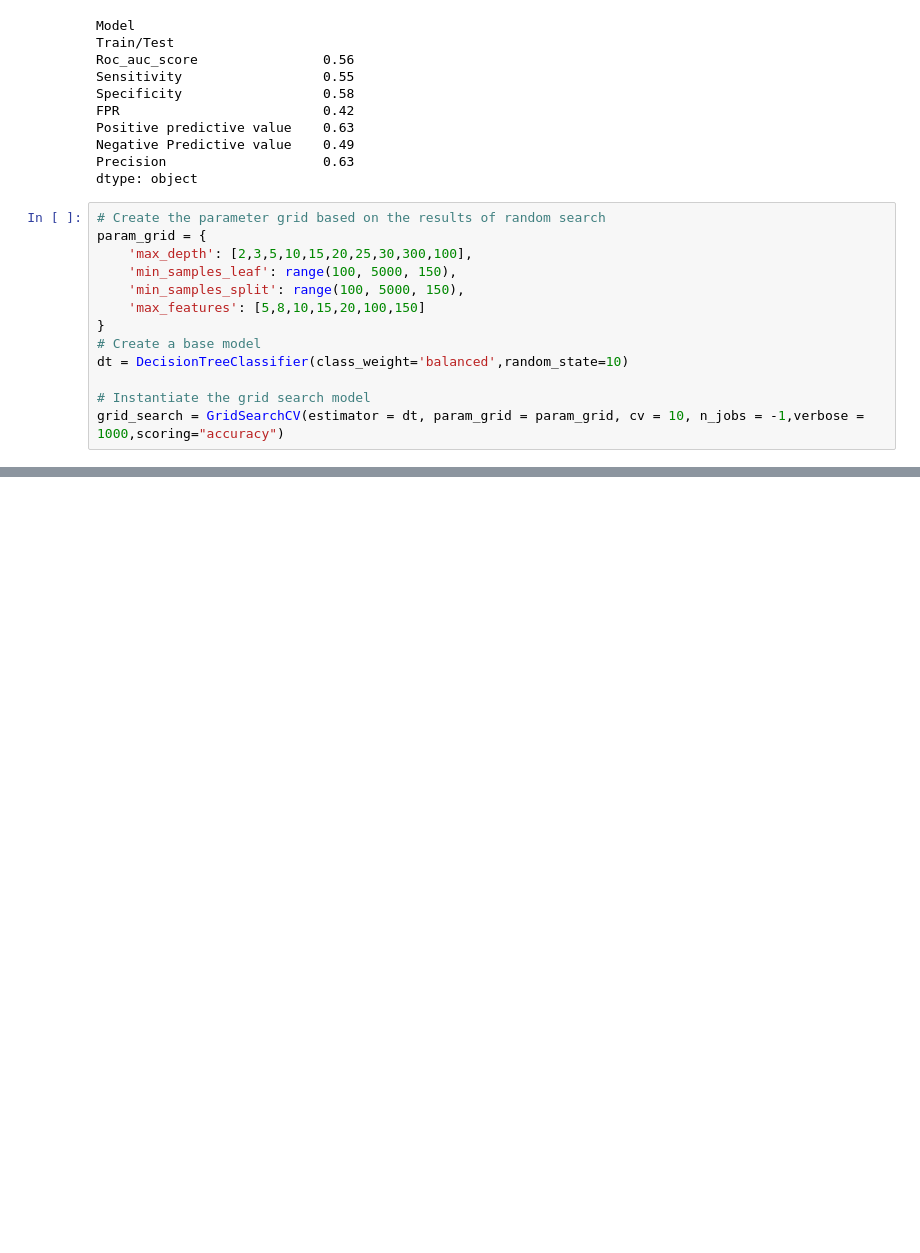
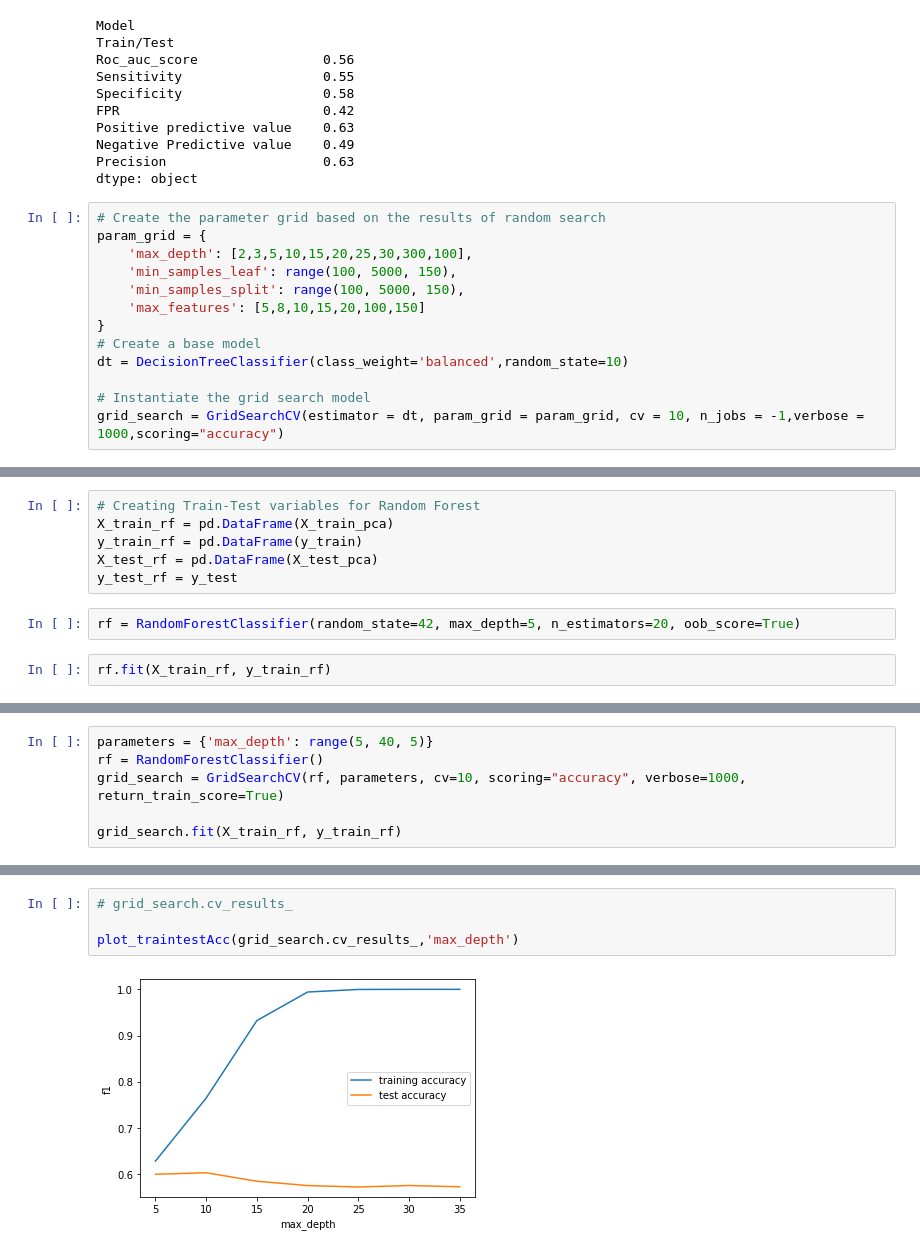
Before and after one commit to yashmishra12/ALDA_Project, a Jupyter notebook: Midterm_Report.ipynb, the cells around one changed output, grey strips where cells are left out. Saved outputs shown, nothing was run; the diff lists cells and outputs as text; blank space fills up the shorter version.

```diff
--- a/Midterm_Report.ipynb
+++ b/Midterm_Report.ipynb
@@ -2134,0 +2156,10 @@ sklearn precision score value: 0.584873949579832
+# %%
+# Creating Train-Test variables for Random Forest
+X_train_rf = pd.DataFrame(X_train_pca)
+y_train_rf = pd.DataFrame(y_train)
+X_test_rf = pd.DataFrame(X_test_pca)
+y_test_rf = y_test
+# %%
+rf = RandomForestClassifier(random_state=42, max_depth=5, n_estimators=20, oob_score=True)
+# %%
+rf.fit(X_train_rf, y_train_rf)
@@ -2134,0 +2197,6 @@ sklearn precision score value: 0.584873949579832
+# %%
+parameters = {'max_depth': range(5, 40, 5)}
+rf = RandomForestClassifier()
+grid_search = GridSearchCV(rf, parameters, cv=10, scoring="accuracy", verbose=1000, return_train_score=True)
+
+grid_search.fit(X_train_rf, y_train_rf)
@@ -2134,0 +2236,6 @@ sklearn precision score value: 0.584873949579832
+# %%
+# grid_search.cv_results_
+
+plot_traintestAcc(grid_search.cv_results_,'max_depth')
+# %% [output]
+[figure, added]
```
Also changed, not shown: parts of 20 cells of this notebook.
